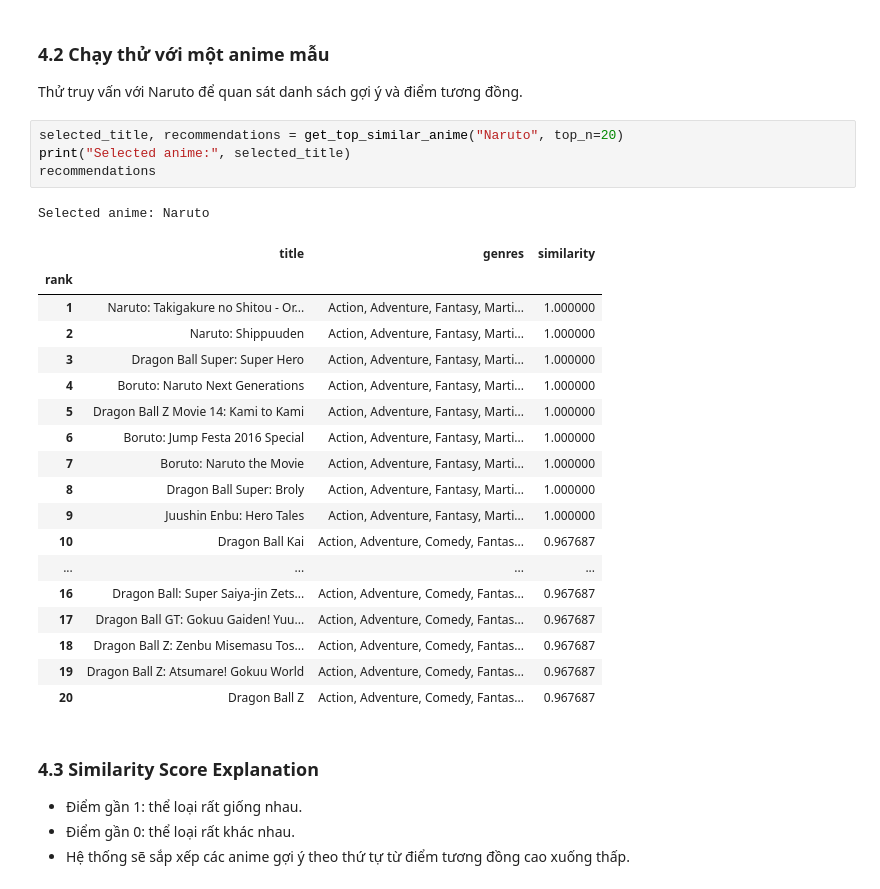
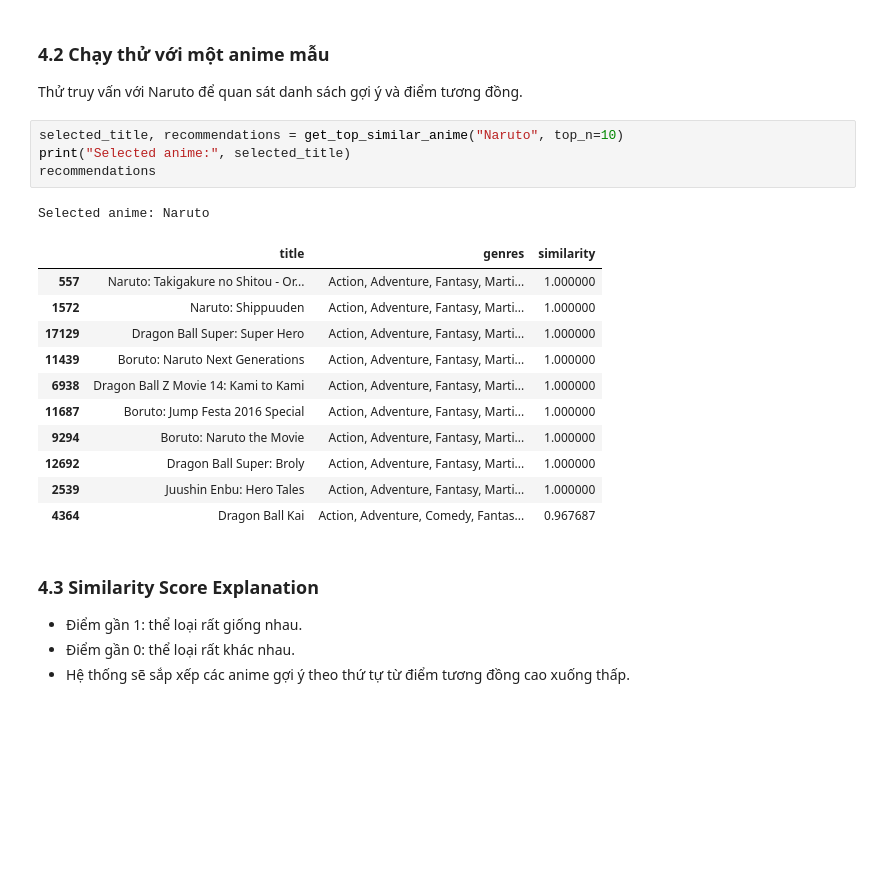
Before and after one commit to DoThinh49/anime-recommendation-system, a Jupyter notebook: anime.ipynb, the cells around one changed output. Cells and saved outputs as stored; diff of their text form; blank space fills up the shorter version.

```diff
--- a/anime.ipynb
+++ b/anime.ipynb
@@ -118,29 +250,22 @@ def get_top_similar_anime(title, top_n=10):
 ### 4.2 Chạy thử với một anime mẫu
 Thử truy vấn với Naruto để quan sát danh sách gợi ý và điểm tương đồng.
 # %%
-selected_title, recommendations = get_top_similar_anime("Naruto", top_n=20)
+selected_title, recommendations = get_top_similar_anime("Naruto", top_n=10)
 print("Selected anime:", selected_title)
 recommendations
 # %% [output]
 Selected anime: Naruto
 |  | title | genres | similarity |
-| rank |  |  |  |
-| 1 | Naruto: Takigakure no Shitou - Or... | Action, Adventure, Fantasy, Marti... | 1.000000 |
-| 2 | Naruto: Shippuuden | Action, Adventure, Fantasy, Marti... | 1.000000 |
-| 3 | Dragon Ball Super: Super Hero | Action, Adventure, Fantasy, Marti... | 1.000000 |
-| 4 | Boruto: Naruto Next Generations | Action, Adventure, Fantasy, Marti... | 1.000000 |
-| 5 | Dragon Ball Z Movie 14: Kami to Kami | Action, Adventure, Fantasy, Marti... | 1.000000 |
-| 6 | Boruto: Jump Festa 2016 Special | Action, Adventure, Fantasy, Marti... | 1.000000 |
-| 7 | Boruto: Naruto the Movie | Action, Adventure, Fantasy, Marti... | 1.000000 |
-| 8 | Dragon Ball Super: Broly | Action, Adventure, Fantasy, Marti... | 1.000000 |
-| 9 | Juushin Enbu: Hero Tales | Action, Adventure, Fantasy, Marti... | 1.000000 |
-| 10 | Dragon Ball Kai | Action, Adventure, Comedy, Fantas... | 0.967687 |
-| ... | ... | ... | ... |
-| 16 | Dragon Ball: Super Saiya-jin Zets... | Action, Adventure, Comedy, Fantas... | 0.967687 |
-| 17 | Dragon Ball GT: Gokuu Gaiden! Yuu... | Action, Adventure, Comedy, Fantas... | 0.967687 |
-| 18 | Dragon Ball Z: Zenbu Misemasu Tos... | Action, Adventure, Comedy, Fantas... | 0.967687 |
-| 19 | Dragon Ball Z: Atsumare! Gokuu World | Action, Adventure, Comedy, Fantas... | 0.967687 |
-| 20 | Dragon Ball Z | Action, Adventure, Comedy, Fantas... | 0.967687 |
+| 557 | Naruto: Takigakure no Shitou - Or... | Action, Adventure, Fantasy, Marti... | 1.000000 |
+| 1572 | Naruto: Shippuuden | Action, Adventure, Fantasy, Marti... | 1.000000 |
+| 17129 | Dragon Ball Super: Super Hero | Action, Adventure, Fantasy, Marti... | 1.000000 |
+| 11439 | Boruto: Naruto Next Generations | Action, Adventure, Fantasy, Marti... | 1.000000 |
+| 6938 | Dragon Ball Z Movie 14: Kami to Kami | Action, Adventure, Fantasy, Marti... | 1.000000 |
+| 11687 | Boruto: Jump Festa 2016 Special | Action, Adventure, Fantasy, Marti... | 1.000000 |
+| 9294 | Boruto: Naruto the Movie | Action, Adventure, Fantasy, Marti... | 1.000000 |
+| 12692 | Dragon Ball Super: Broly | Action, Adventure, Fantasy, Marti... | 1.000000 |
+| 2539 | Juushin Enbu: Hero Tales | Action, Adventure, Fantasy, Marti... | 1.000000 |
+| 4364 | Dragon Ball Kai | Action, Adventure, Comedy, Fantas... | 0.967687 |
 # %% [markdown]
 ### 4.3 Similarity Score Explanation
 - Điểm gần 1: thể loại rất giống nhau.
```
Also changed, not shown: parts of 5 cells of this notebook.
